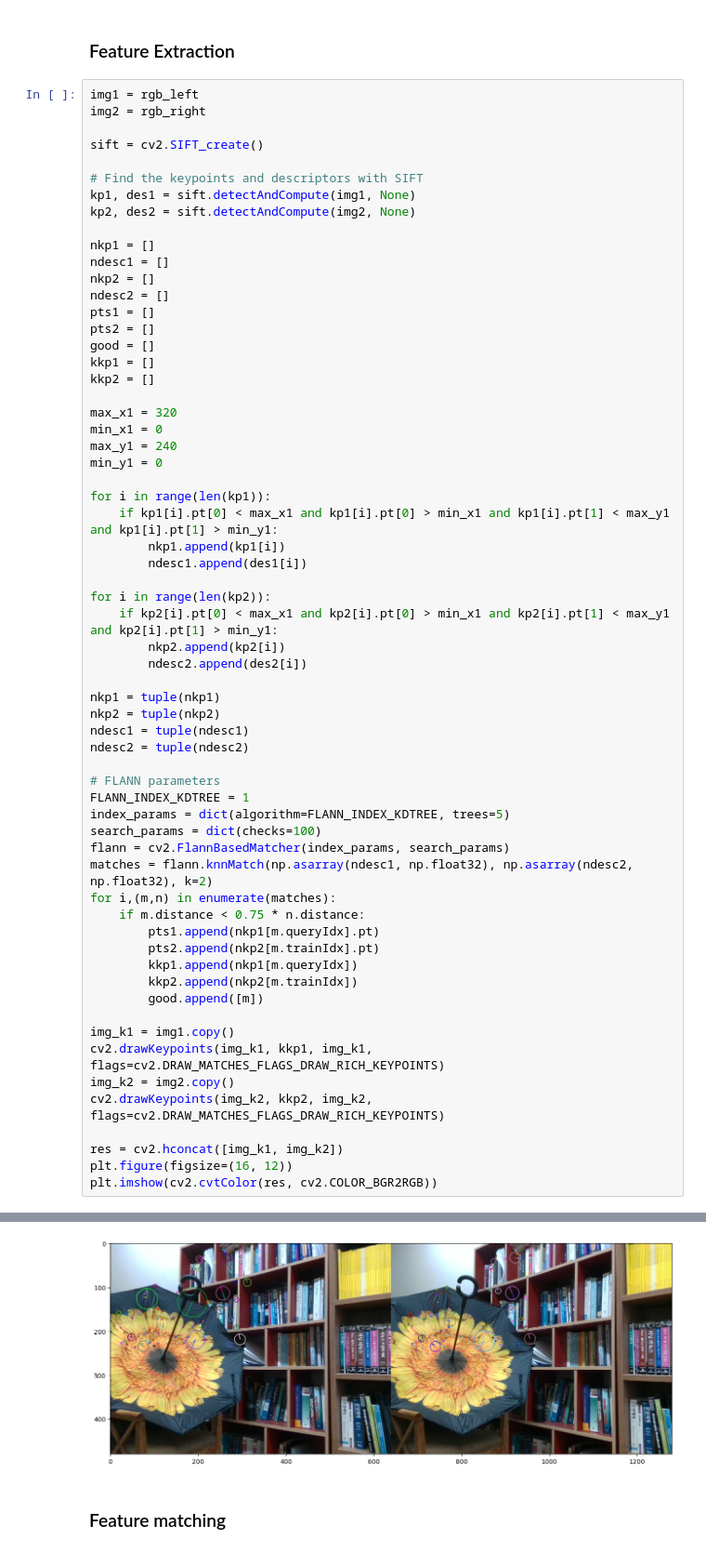
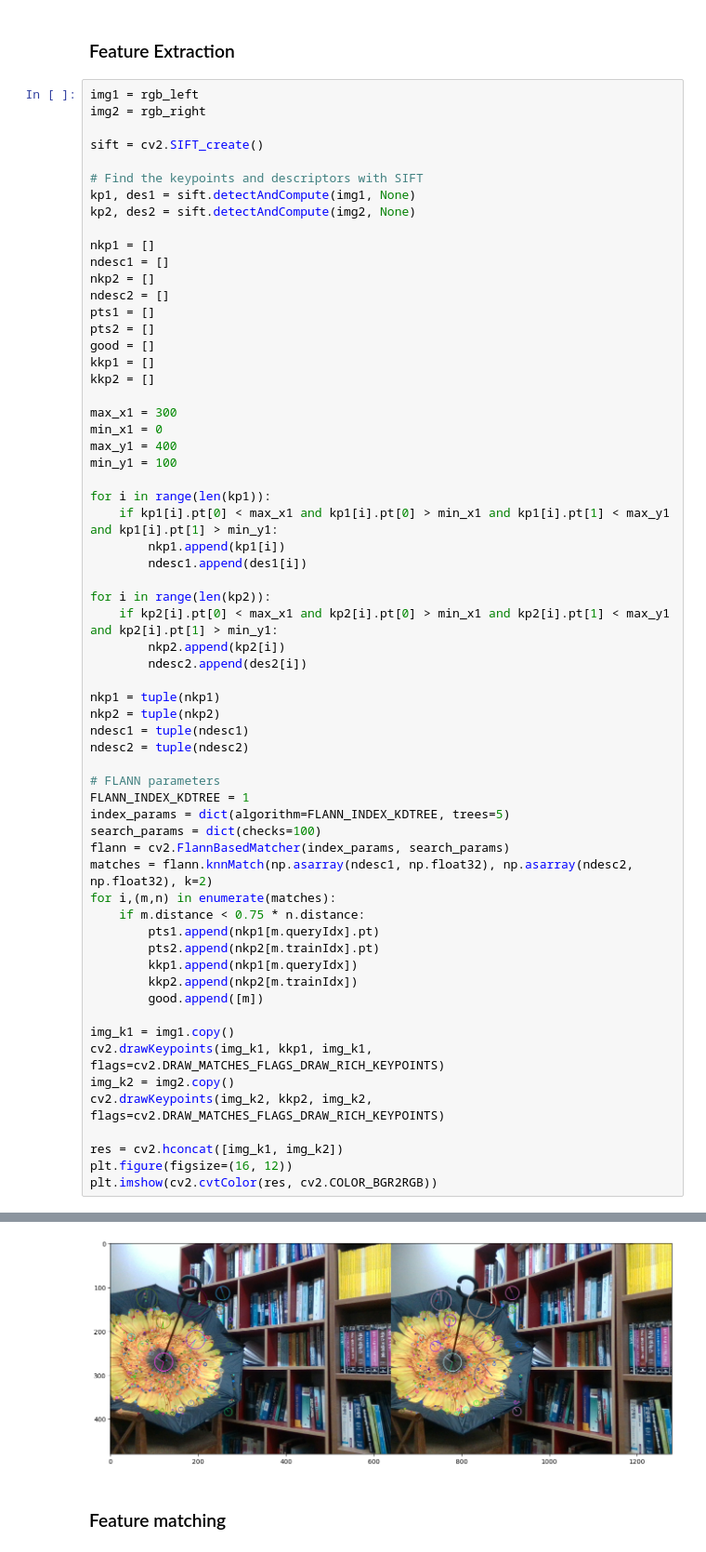
Before and after one commit to ryesw/rgb-3d-reconstruction_2-Views, a Jupyter notebook: epipolar3d.ipynb, the cells around one changed output, grey strips where cells are left out. Shown at 93% size. Drawn from its saved outputs; the diff is of its cells as text.

```diff
--- a/epipolar3d.ipynb
+++ b/epipolar3d.ipynb
@@ -105,10 +105,10 @@ good = []
 kkp1 = []
 kkp2 = []
 
-max_x1 = 320
+max_x1 = 300
 min_x1 = 0
-max_y1 = 240
-min_y1 = 0
+max_y1 = 400
+min_y1 = 100
 
 for i in range(len(kp1)):
     if kp1[i].pt[0] < max_x1 and kp1[i].pt[0] > min_x1 and kp1[i].pt[1] < max_y1 and kp1[i].pt[1] > min_y1:
@@ -122,34 +122,34 @@ for i in range(len(kp2)):
 
 nkp1 = tuple(nkp1)
 nkp2 = tuple(nkp2)
 ndesc1 = tuple(ndesc1)
 ndesc2 = tuple(ndesc2)
 
 # FLANN parameters
 FLANN_INDEX_KDTREE = 1
 index_params = dict(algorithm=FLANN_INDEX_KDTREE, trees=5)
 search_params = dict(checks=100)
 flann = cv2.FlannBasedMatcher(index_params, search_params)
 matches = flann.knnMatch(np.asarray(ndesc1, np.float32), np.asarray(ndesc2, np.float32), k=2)
 for i,(m,n) in enumerate(matches):
     if m.distance < 0.75 * n.distance:
         pts1.append(nkp1[m.queryIdx].pt)
         pts2.append(nkp2[m.trainIdx].pt)
         kkp1.append(nkp1[m.queryIdx])
         kkp2.append(nkp2[m.trainIdx])
         good.append([m])
 
 img_k1 = img1.copy()
 cv2.drawKeypoints(img_k1, kkp1, img_k1, flags=cv2.DRAW_MATCHES_FLAGS_DRAW_RICH_KEYPOINTS)
 img_k2 = img2.copy()
 cv2.drawKeypoints(img_k2, kkp2, img_k2, flags=cv2.DRAW_MATCHES_FLAGS_DRAW_RICH_KEYPOINTS)
 
 res = cv2.hconcat([img_k1, img_k2])
 plt.figure(figsize=(16, 12))
 plt.imshow(cv2.cvtColor(res, cv2.COLOR_BGR2RGB))
 # %% [output]
 <matplotlib.image.AxesImage at 0x...>
-[figure, old version]
+[figure, new version]
 # %% [markdown]
 ### Feature matching
 # %%
```
Also changed, not shown: parts of 1 cell of this notebook.
